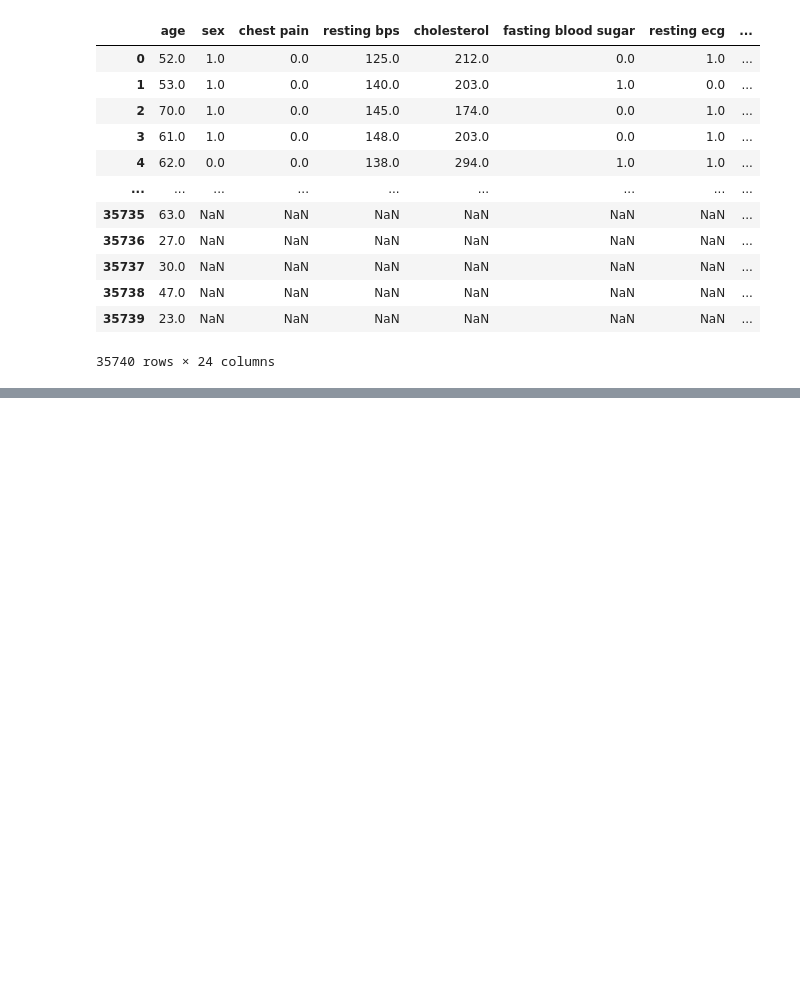
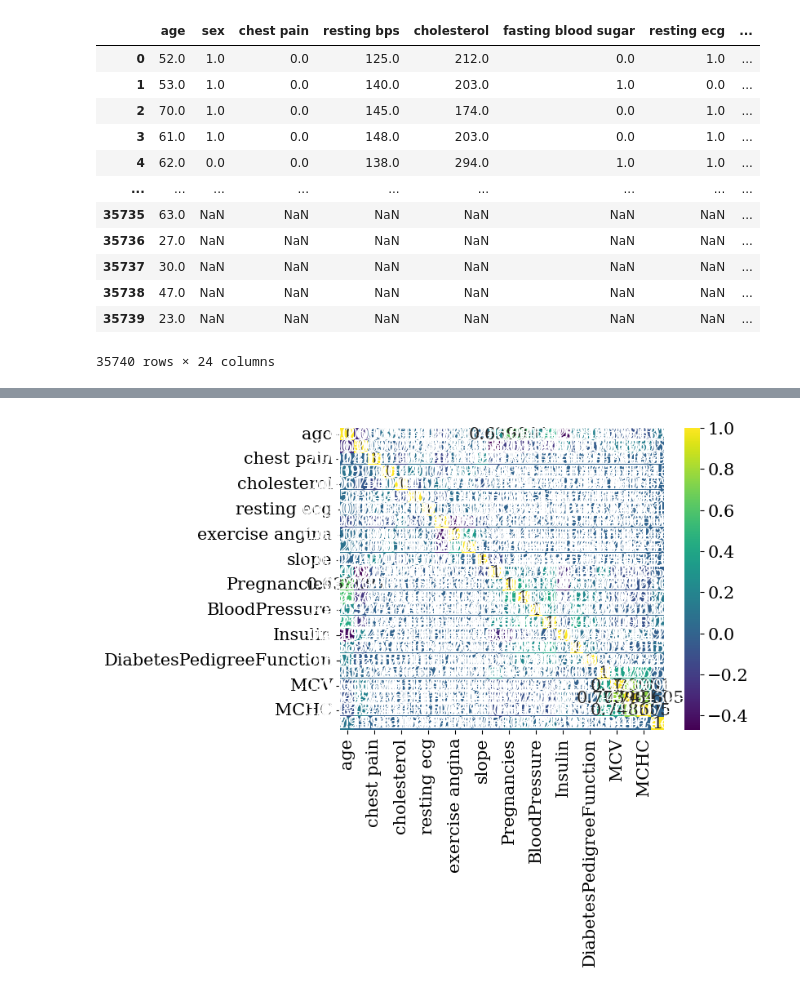
Before and after one commit to rajvi-collab/Disease_Detection, a Jupyter notebook: disease_detection.ipynb, the cells around one changed output, grey strips where cells are left out. Cells and saved outputs as stored; diff of their text form; code cells hidden in the pictures; blank space fills up the shorter version.

```diff
--- a/disease_detection.ipynb
+++ b/disease_detection.ipynb
@@ -145,0 +178,15 @@ plt.show()
+# %%
+from sklearn.preprocessing import LabelEncoder
+
+# Create a label encoder object
+le = LabelEncoder()
+
+# Assuming 'data' is your DataFrame
+for column in data.columns:
+    if data[column].dtype == 'object':  # If the column is categorical
+        data[column] = le.fit_transform(data[column].astype(str))
+
+#filling null value
+data=data.fillna(method="backfill")
+data=data.fillna(data.mean())
+data
@@ -146,2 +207,12 @@ plt.show()
+# %%
+corr_matrix = data.corr()
+
+# Create the heatmap
+sns.heatmap(corr_matrix, annot=True, fmt="g", cmap='viridis')
+
+# Display the heatmap
+plt.show()
+# %% [output]
+[figure, added]
 # %%
 
```
Also changed, not shown: parts of 35 cells of this notebook.
